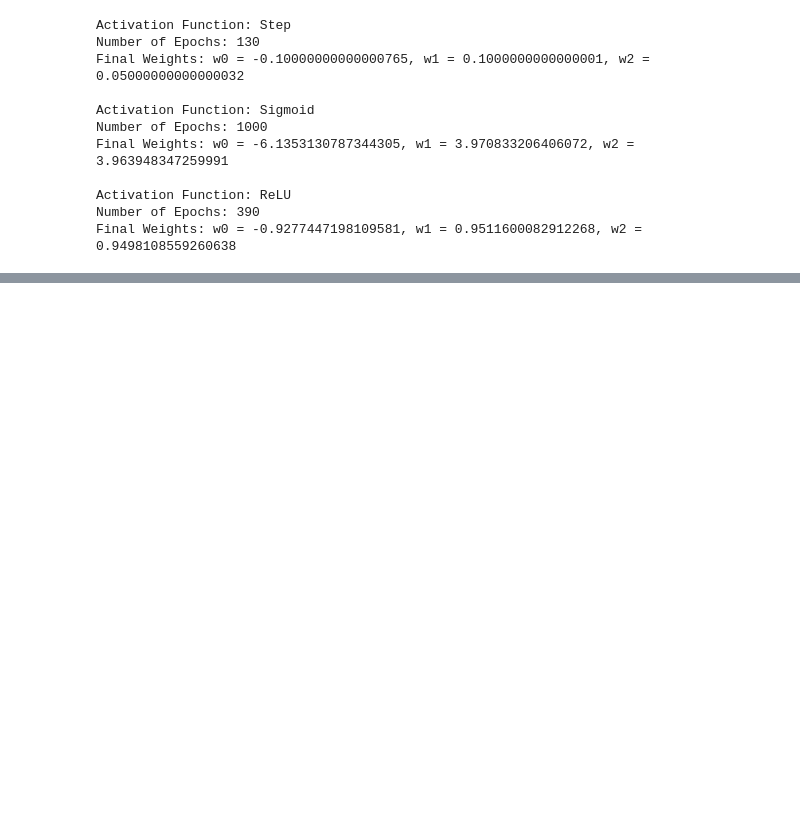
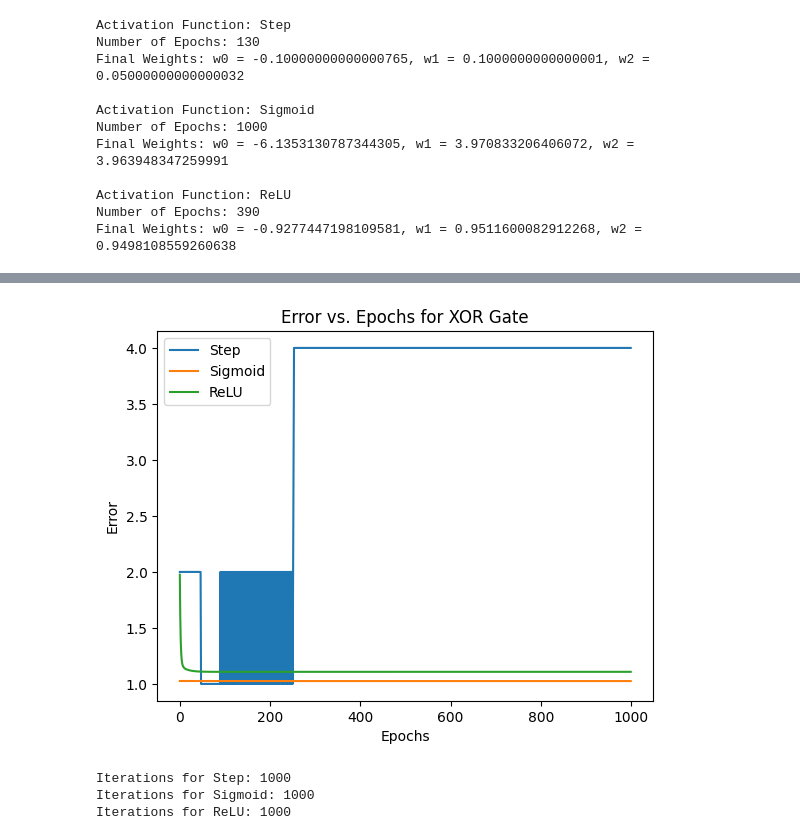
Before and after one commit to Ram465/ML, a Jupyter notebook: Lab5_ML.ipynb, the cells around one changed output, grey strips where cells are left out. Cells and saved outputs as stored; diff of their text form; code cells hidden in the pictures; blank space fills up the shorter version.

```diff
--- a/Lab5_ML.ipynb
+++ b/Lab5_ML.ipynb
@@ -151,0 +284,80 @@ Final Weights: w0 = -0.9277447198109581, w1 = 0.9511600082912268, w2 = 0.9498108
+# %%
+# Activation functions
+def step_activation(x):
+    return 1 if x >= 0 else 0
+
+def sigmoid_activation(x):
+    return 1 / (1 + np.exp(-x))
+
+def relu_activation(x):
+    return max(0, x)
+
+# Perceptron output calculation
+def perceptron_output(weights, inputs, activation_fn):
+    output = sum(w * x for w, x in zip(weights, inputs))
+    return activation_fn(output)
+
+# XOR gate training data
+training_data = [
+    (0, 0, 0),
+    (0, 1, 1),
+    (1, 0, 1),
+    (1, 1, 0) ]
+
+def train_perceptron(initial_weights, learning_rate=0.05, convergence_error=0.002, max_epochs=1000, activation_fn=step_activation):
+    # Initialize weights
+    weights = initial_weights
+
+    # Training loop
+    epochs = 0
+    errors = []
+
+    while True:
+        epoch_error = 0
+        for x1, x2, target in training_data:
+            inputs = [1, x1, x2]  # Add bias term
+            output = perceptron_output(weights, inputs, activation_fn)
+            error = target - output
+            epoch_error += error ** 2
+
+            # Weight updates
+            for i in range(len(weights)):
+                weights[i] += learning_rate * error * inputs[i]
+
+        errors.append(epoch_error)
+        epochs += 1
+
+        if epoch_error <= convergence_error or epochs >= max_epochs:
+            break
+
+    return epochs, weights, errors
+
+# Initial weights
+initial_weights = [10, 0.2, -0.75]
+
+# Train the perceptron for XOR gate with different activation functions
+activation_functions = [step_activation, sigmoid_activation, relu_activation]
+activation_names = ['Step', 'Sigmoid', 'ReLU']
+iterations = []
+
+for activation_fn, activation_name in zip(activation_functions, activation_names):
+    num_epochs, final_weights, error_history = train_perceptron(initial_weights, activation_fn=activation_fn)
+    iterations.append(num_epochs)
+
+    # Plotting epochs against error values
+    plt.plot(range(num_epochs), error_history, label=activation_name)
+
+plt.xlabel('Epochs')
+plt.ylabel('Error')
+plt.title('Error vs. Epochs for XOR Gate')
+plt.legend(activation_names)
+plt.show()
+
+# Compare the number of iterations taken to converge
+for i, activation_name in enumerate(activation_names):
+    print(f"Iterations for {activation_name}: {iterations[i]}")
+# %% [output]
+[figure, added]
+Iterations for Step: 1000
+Iterations for Sigmoid: 1000
+Iterations for ReLU: 1000
```
Also changed, not shown: parts of 12 cells of this notebook.
